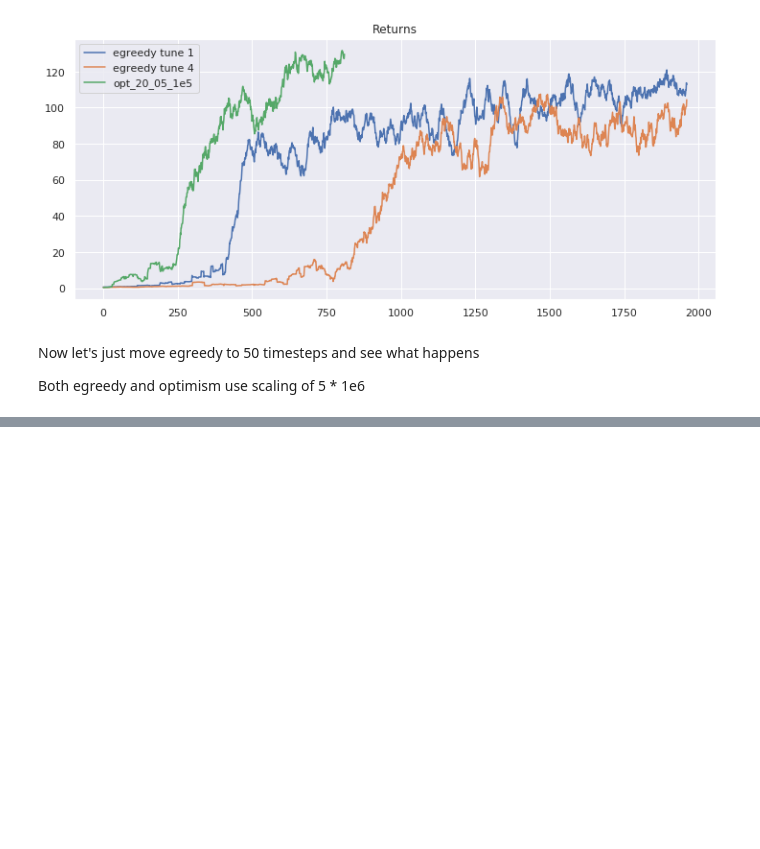
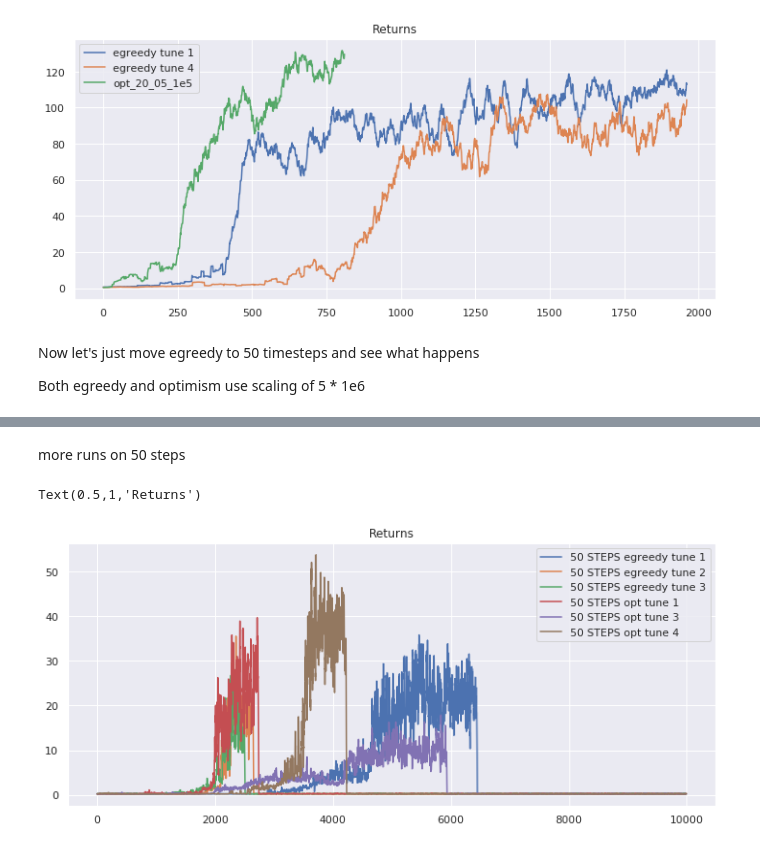
Before and after one commit to Rkeramati/cvar, a Jupyter notebook: hiv/Final Step by Step check.ipynb, the cells around one changed output, grey strips where cells are left out. Drawn from its saved outputs; the diff is of its cells as text; code cells hidden in the pictures; blank space fills up the shorter version.

```diff
--- a/hiv/Final Step by Step check.ipynb
+++ b/hiv/Final Step by Step check.ipynb
@@ -300,0 +301,19 @@ Text(0.5,1,'Returns')
+# %% [markdown]
+more runs on 50 steps
+# %%
+plt.figure(figsize=(12,5))
+for i in [1, 2, 3]:
+    data = pickle.load(open('results/e_50_tune%d_10000.p'%(i), 'rb'))
+    res = mv(data['returns'][:10000, 0], 10)
+    plt.plot(res, label = '50 STEPS egreedy tune %d'%(i))
+
+for i in [1, 3, 4]:
+    data = pickle.load(open('results/opt_50_tune%d_10000.p'%(i), 'rb'))
+    res = mv(data['returns'][:10000, 0], 10)
+    plt.plot(res, label = '50 STEPS opt tune %d'%(i))
+
+plt.legend()
+plt.title("Returns")
+# %% [output]
+Text(0.5,1,'Returns')
+[figure, added]
```
Also changed, not shown: parts of 6 cells of this notebook, 6 other files.
